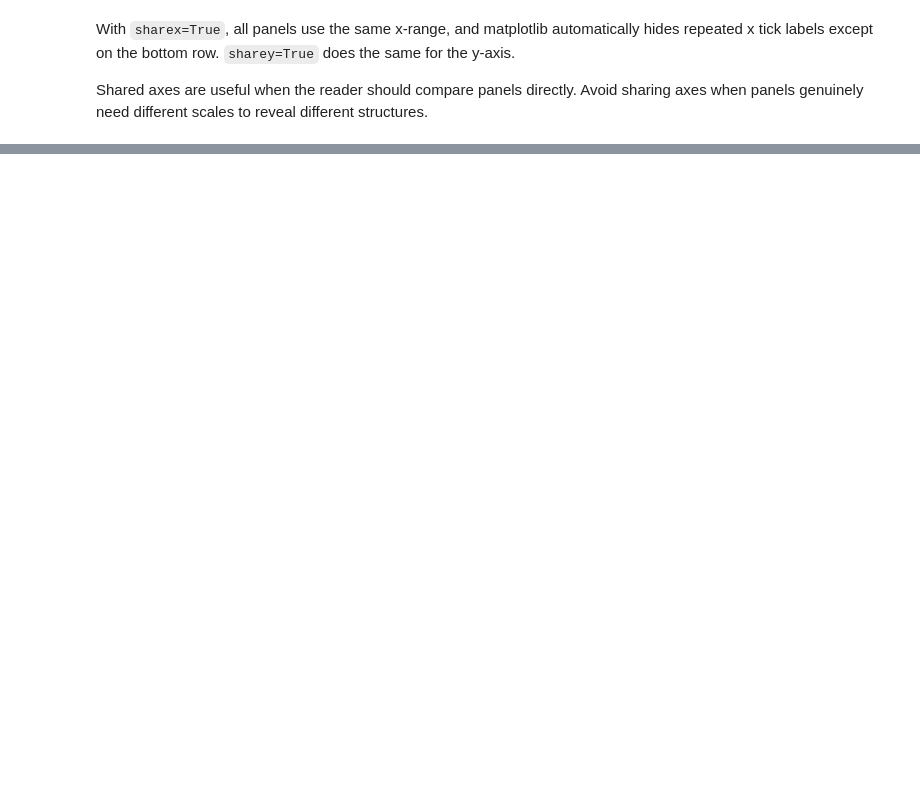
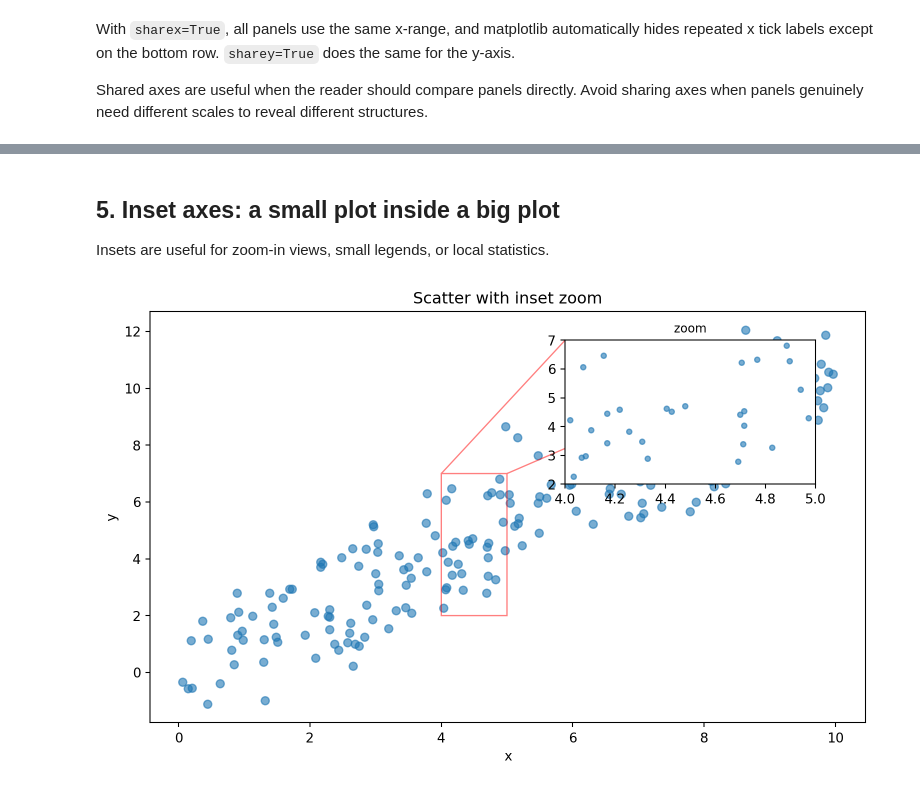
Before and after one commit to Lightbridge-KS/py-plot-notes, a Jupyter notebook: contents/matplotlib/m6-multi-panel-figures.ipynb, the cells around one changed output, grey strips where cells are left out. Saved outputs shown, nothing was run; the diff lists cells and outputs as text; code cells hidden in the pictures; blank space fills up the shorter version.

```diff
--- a/contents/matplotlib/m6-multi-panel-figures.ipynb
+++ b/contents/matplotlib/m6-multi-panel-figures.ipynb
@@ -180,0 +341,25 @@ Shared axes are useful when the reader should compare panels directly. Avoid sha
+# %% [markdown]
+## 5. Inset axes: a small plot inside a big plot
+
+Insets are useful for zoom-in views, small legends, or local statistics.
+# %%
+x_scatter = rng.uniform(0, 10, 200)
+y_scatter = x_scatter + rng.normal(0, 1.2, 200)
+
+fig, ax = plt.subplots(figsize=(8, 5), layout="constrained")
+ax.scatter(x_scatter, y_scatter, alpha=0.6)
+ax.set_xlabel("x")
+ax.set_ylabel("y")
+ax.set_title("Scatter with inset zoom")
+
+# Inset relative to the parent axes: [left, bottom, width, height]
+inset = ax.inset_axes([0.58, 0.58, 0.35, 0.35])
+inset.scatter(x_scatter, y_scatter, alpha=0.6, s=15)
+inset.set_xlim(4, 5)
+inset.set_ylim(2, 7)
+inset.set_title("zoom", fontsize=9)
+
+ax.indicate_inset_zoom(inset, edgecolor="red")
+plt.show()
+# %% [output]
+[figure, added]
```
Also changed, not shown: parts of 24 cells of this notebook, 9 other files.
